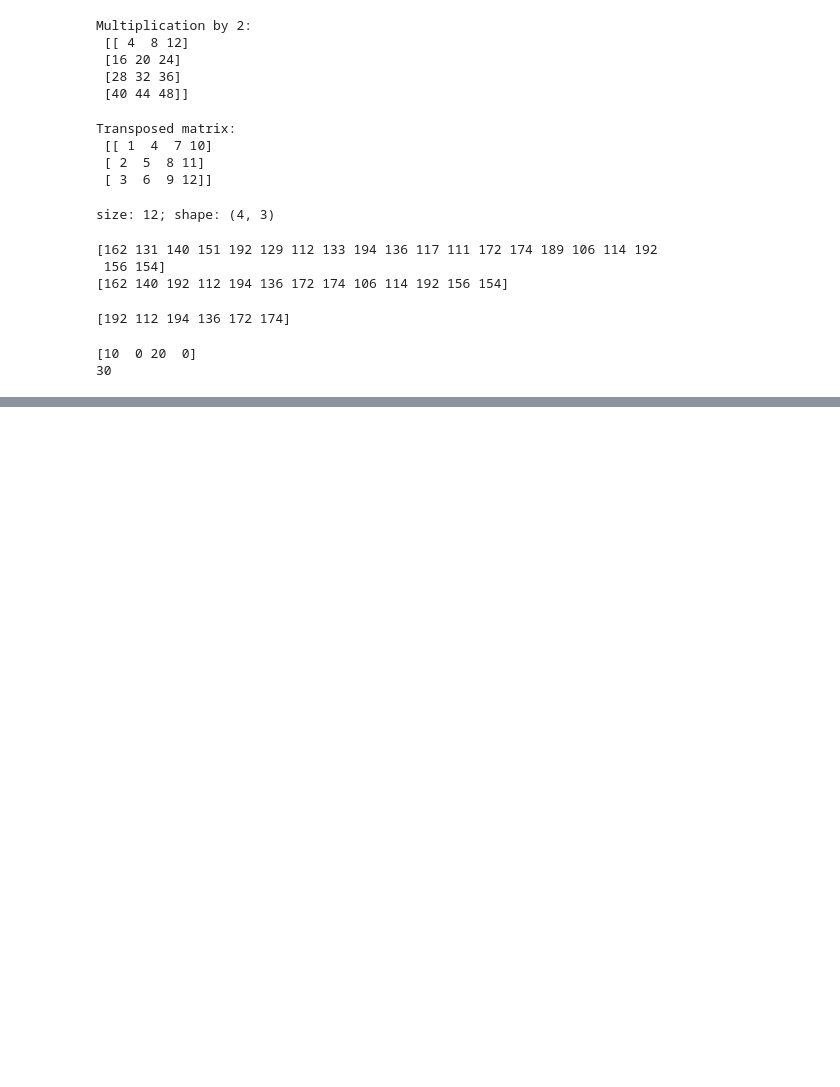
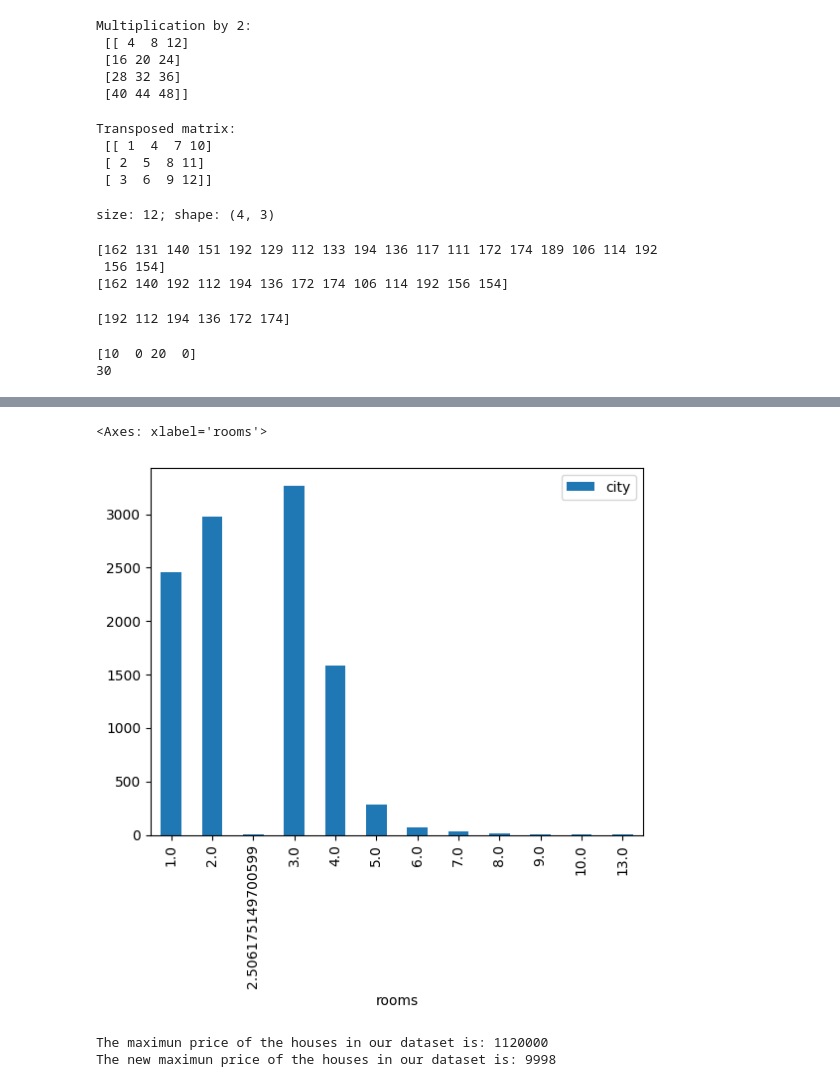
Before and after one commit to mbrionesr96/icatt_dsm_python, a Jupyter notebook: 20260218_Class 3.ipynb, the cells around one changed output, grey strips where cells are left out. Drawn from its saved outputs; the diff is of its cells as text; code cells hidden in the pictures; blank space fills up the shorter version.

```diff
--- a/20260218_Class 3.ipynb
+++ b/20260218_Class 3.ipynb
@@ -271,0 +401,5 @@ print(np.dot(arr1, arr2))
+# %%
+#import the dataset
+houses= pd.read_csv('houses_to_rent_to_fix.csv')
+
+houses.head()
@@ -271,0 +431,4 @@ print(np.dot(arr1, arr2))
+# %%
+# we fill the values of rooms with the average numbers os rooms on the database
+newhouses = houses.fillna({'rooms': houses['rooms'].mean()})
+newhouses.isnull().sum()
@@ -271,0 +461,8 @@ print(np.dot(arr1, arr2))
+# %%
+#hoy many houses we have by each quantity of rooms?
+pivot = newhouses.pivot_table(
+    index = "rooms",
+    aggfunc = "count",
+    values = "city"
+)
+pivot
@@ -271,0 +484,19 @@ print(np.dot(arr1, arr2))
+# %%
+pivot.plot(kind="bar")
+# %% [output]
+<Axes: xlabel='rooms'>
+[figure, added]
+# %%
+#let's calculate the max price for these houses
+max_price=newhouses["total (R$)"].max()
+print(f"The maximun price of the houses in our dataset is: {max_price}") #TODO: format it
+
+#we will remove outliers (previusly identified)  ## TODO: Boxplox of prices.
+newhouses=newhouses[newhouses["total (R$)"]<1e4]
+
+#let's recalculate the max price for these houses
+max_price=newhouses["total (R$)"].max()
+print(f"The new maximun price of the houses in our dataset is: {max_price}")
+# %% [output]
+The maximun price of the houses in our dataset is: 1120000
+The new maximun price of the houses in our dataset is: 9998
```
Also changed, not shown: parts of 22 cells of this notebook, 3 other files.
